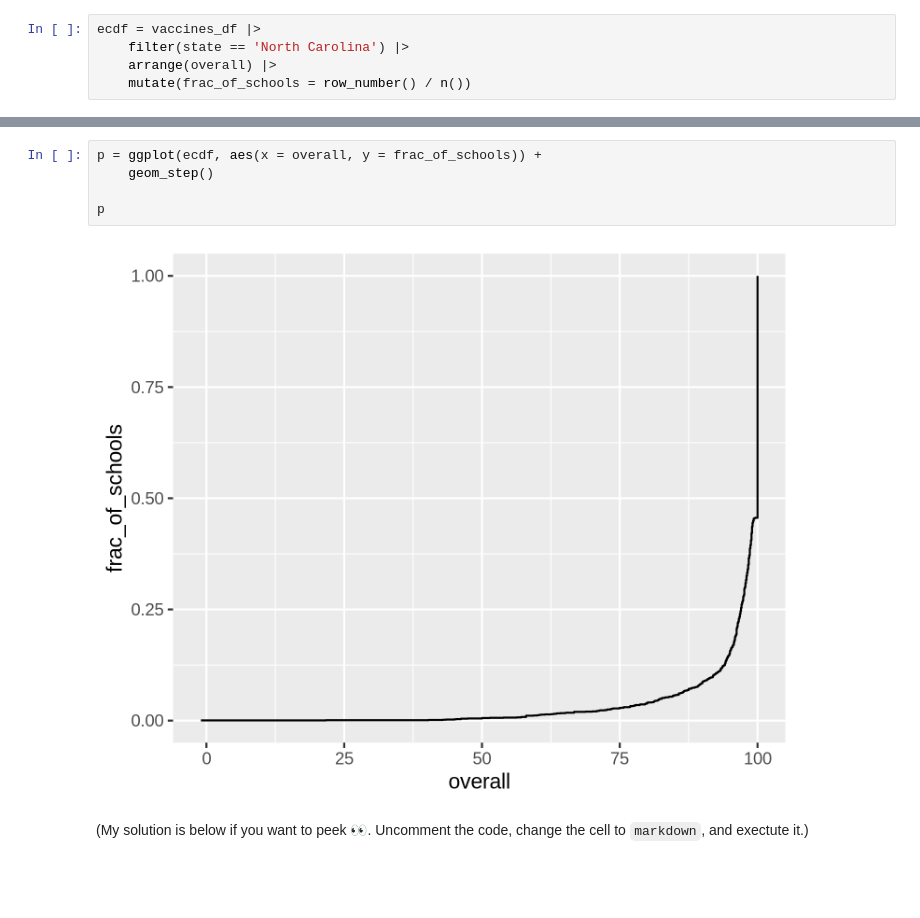
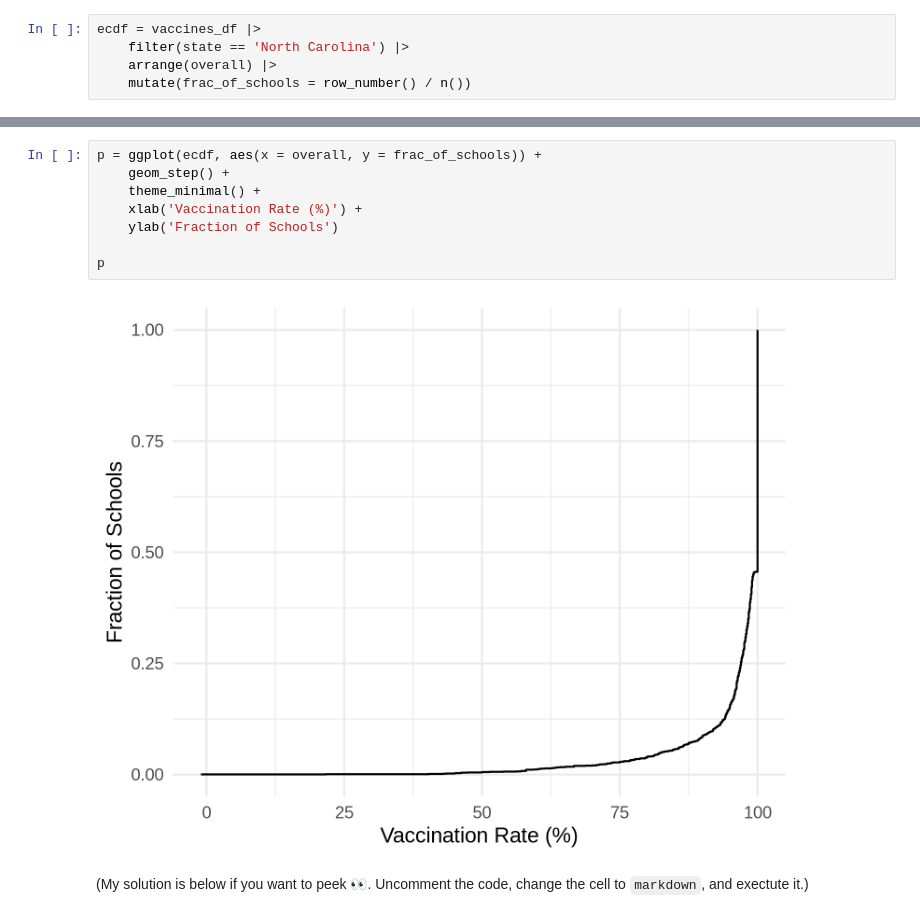
Before and after one commit to abigailgh/BIOS512, a Jupyter notebook: 04_BIOS512_assignment.ipynb, the cells around one changed output, grey strips where cells are left out. Drawn from its saved outputs; the diff is of its cells as text; blank space fills up the shorter version.

```diff
--- a/04_BIOS512_assignment.ipynb
+++ b/04_BIOS512_assignment.ipynb
@@ -113,10 +92,13 @@ A tibble: 6 × 17
 # %%
 p = ggplot(ecdf, aes(x = overall, y = frac_of_schools)) +
-    geom_step()
+    geom_step() +
+    theme_minimal() +
+    xlab('Vaccination Rate (%)') +
+    ylab('Fraction of Schools')
 
 p
 # %% [output]
-[figure, old version]
+[figure, new version]
 # %% [markdown]
 (My solution is below if you want to peek 👀. Uncomment the code, change the cell to `markdown`, and exectute it.)
 # %% [markdown]
```
Also changed, not shown: parts of 6 cells of this notebook.
